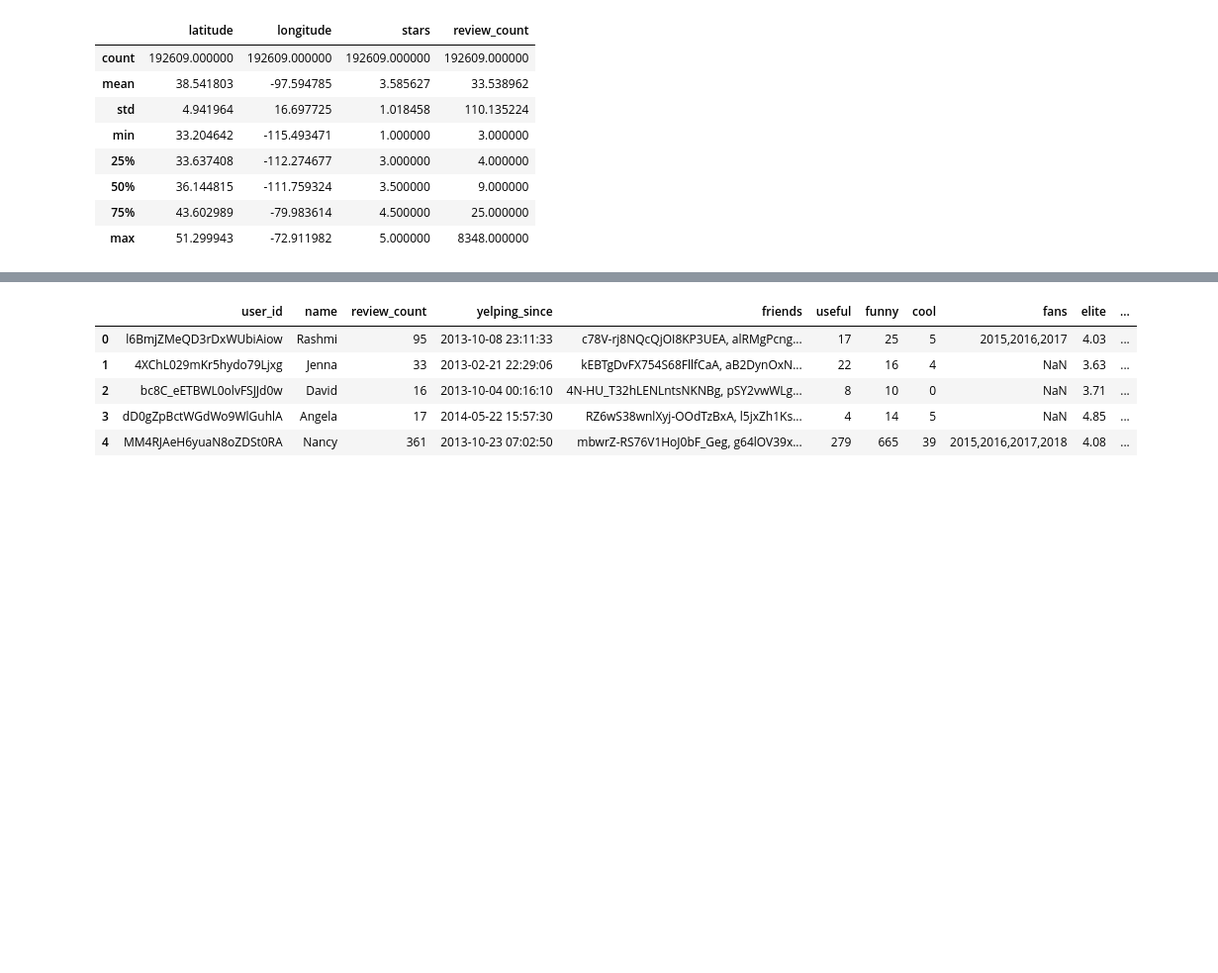
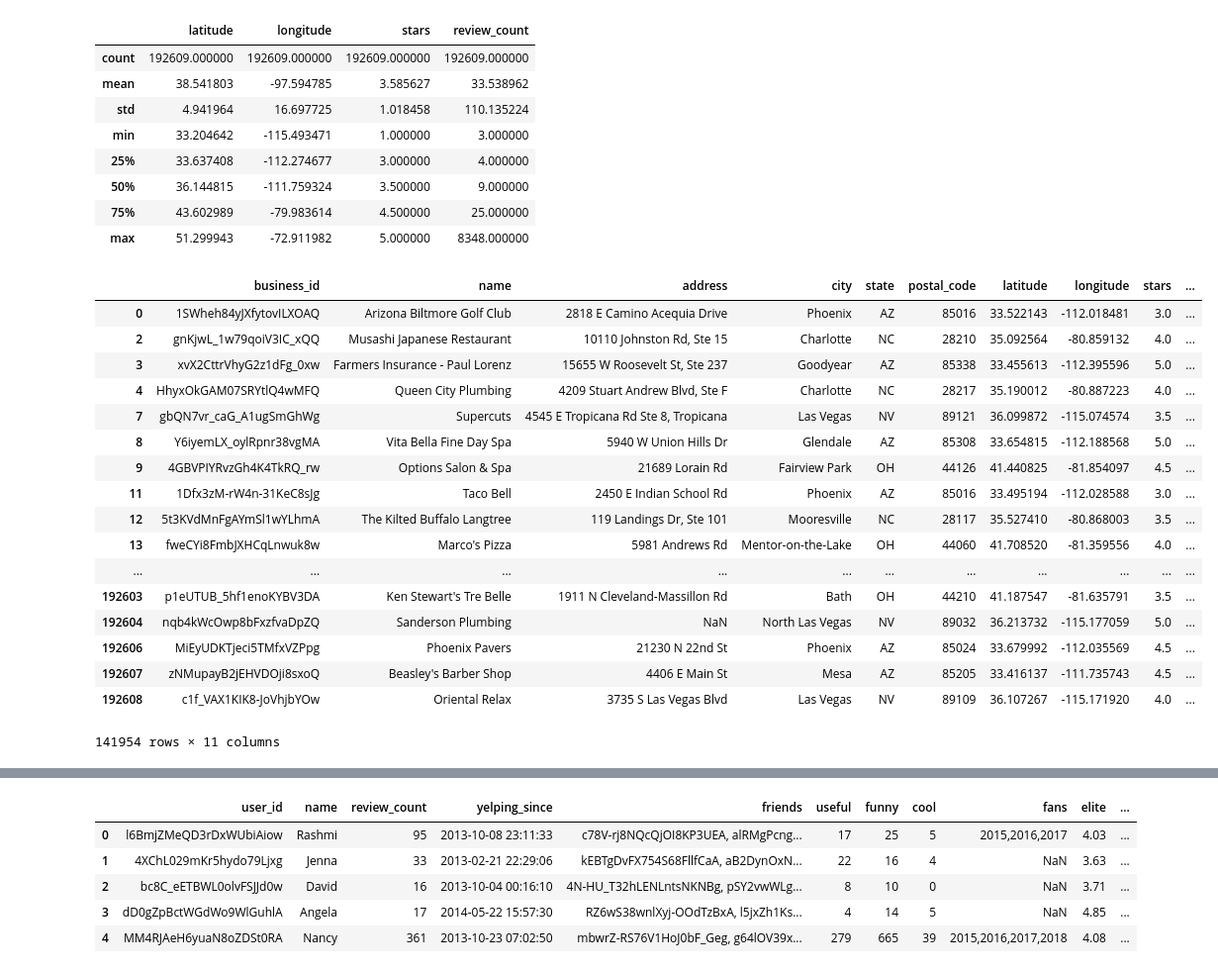
Before and after one commit to parvathy-menon/senior-project, a Jupyter notebook: data_preprocessing.ipynb, the cells around one changed output, grey strips where cells are left out. Shown at 99% size. Saved outputs shown, nothing was run; the diff lists cells and outputs as text; code cells hidden in the pictures; blank space fills up the shorter version.

```diff
--- a/data_preprocessing.ipynb
+++ b/data_preprocessing.ipynb
@@ -69,3 +69,30 @@ business.describe()
 | 50% | 36.144815 | -111.759324 | 3.500000 | 9.000000 |
 | 75% | 43.602989 | -79.983614 | 4.500000 | 25.000000 |
 | max | 51.299943 | -72.911982 | 5.000000 | 8348.000000 |
+# %%
+us_states = ["AL", "AK", "AZ", "AR", "CA", "CO", "CT", "DE", "FL", "GA", "HI", "ID", "IL", "IN", "IA", "KS", "KY", "LA", "ME",
+          "MD", "MA", "MI", "MN", "MS", "MO", "MT", "NE", "NV", "NH", "NJ", "NM", "NY", "NC", "ND", "OH", "OK", "OR", "PA",
+          "RI", "SC", "SD", "TN", "TX", "UT", "VT", "VA", "WA", "WV", "WI", "WY"]
+
+us_business = business.loc[business['state'].isin(us_states)]
+
+us_business
+# %% [output]
+|  | business_id | name | address | city | state | postal_code | latitude | longitude | stars | ... |
+| 0 | 1SWheh84yJXfytovILXOAQ | Arizona Biltmore Golf Club | 2818 E Camino Acequia Drive | Phoenix | AZ | 85016 | 33.522143 | -112.018481 | 3.0 | ... |
+| 2 | gnKjwL_1w79qoiV3IC_xQQ | Musashi Japanese Restaurant | 10110 Johnston Rd, Ste 15 | Charlotte | NC | 28210 | 35.092564 | -80.859132 | 4.0 | ... |
+| 3 | xvX2CttrVhyG2z1dFg_0xw | Farmers Insurance - Paul Lorenz | 15655 W Roosevelt St, Ste 237 | Goodyear | AZ | 85338 | 33.455613 | -112.395596 | 5.0 | ... |
+| 4 | HhyxOkGAM07SRYtlQ4wMFQ | Queen City Plumbing | 4209 Stuart Andrew Blvd, Ste F | Charlotte | NC | 28217 | 35.190012 | -80.887223 | 4.0 | ... |
+| 7 | gbQN7vr_caG_A1ugSmGhWg | Supercuts | 4545 E Tropicana Rd Ste 8, Tropicana | Las Vegas | NV | 89121 | 36.099872 | -115.074574 | 3.5 | ... |
+| 8 | Y6iyemLX_oylRpnr38vgMA | Vita Bella Fine Day Spa | 5940 W Union Hills Dr | Glendale | AZ | 85308 | 33.654815 | -112.188568 | 5.0 | ... |
+| 9 | 4GBVPIYRvzGh4K4TkRQ_rw | Options Salon & Spa | 21689 Lorain Rd | Fairview Park | OH | 44126 | 41.440825 | -81.854097 | 4.5 | ... |
+| 11 | 1Dfx3zM-rW4n-31KeC8sJg | Taco Bell | 2450 E Indian School Rd | Phoenix | AZ | 85016 | 33.495194 | -112.028588 | 3.0 | ... |
+| 12 | 5t3KVdMnFgAYmSl1wYLhmA | The Kilted Buffalo Langtree | 119 Landings Dr, Ste 101 | Mooresville | NC | 28117 | 35.527410 | -80.868003 | 3.5 | ... |
+| 13 | fweCYi8FmbJXHCqLnwuk8w | Marco's Pizza | 5981 Andrews Rd | Mentor-on-the-Lake | OH | 44060 | 41.708520 | -81.359556 | 4.0 | ... |
+| ... | ... | ... | ... | ... | ... | ... | ... | ... | ... | ... |
+| 192603 | p1eUTUB_5hf1enoKYBV3DA | Ken Stewart's Tre Belle | 1911 N Cleveland-Massillon Rd | Bath | OH | 44210 | 41.187547 | -81.635791 | 3.5 | ... |
+| 192604 | nqb4kWcOwp8bFxzfvaDpZQ | Sanderson Plumbing | NaN | North Las Vegas | NV | 89032 | 36.213732 | -115.177059 | 5.0 | ... |
+| 192606 | MiEyUDKTjeci5TMfxVZPpg | Phoenix Pavers | 21230 N 22nd St | Phoenix | AZ | 85024 | 33.679992 | -112.035569 | 4.5 | ... |
+| 192607 | zNMupayB2jEHVDOji8sxoQ | Beasley's Barber Shop | 4406 E Main St | Mesa | AZ | 85205 | 33.416137 | -111.735743 | 4.5 | ... |
+| 192608 | c1f_VAX1KIK8-JoVhjbYOw | Oriental Relax | 3735 S Las Vegas Blvd | Las Vegas | NV | 89109 | 36.107267 | -115.171920 | 4.0 | ... |
+141954 rows × 11 columns
```
Also changed, not shown: parts of 10 cells of this notebook.
